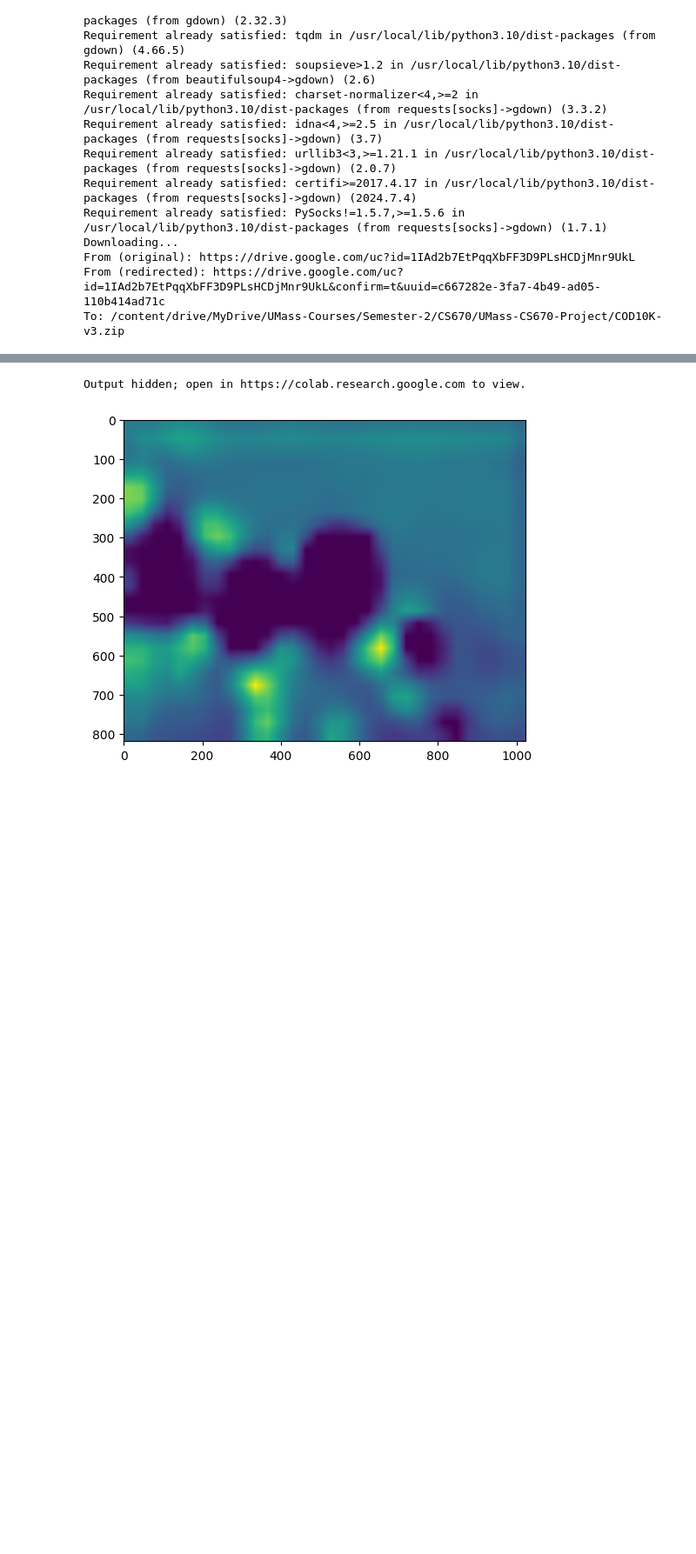
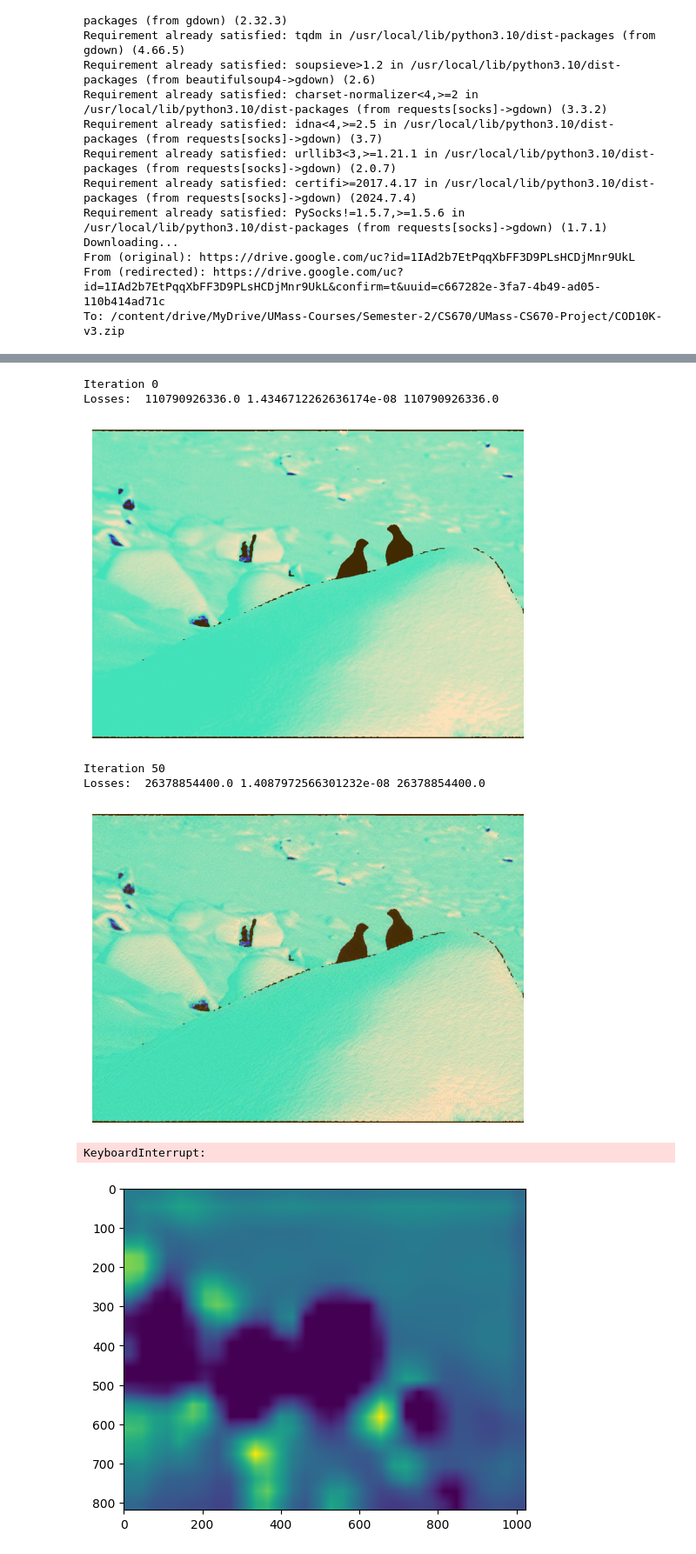
Before and after one commit to VinitraMk/UMass-CS670-Project, a Jupyter notebook: Index.ipynb, the cells around one changed output, grey strips where cells are left out. Shown at 87% size. Saved outputs shown, nothing was run; the diff lists cells and outputs as text; code cells hidden in the pictures; blank space fills up the shorter version.

```diff
--- a/Index.ipynb
+++ b/Index.ipynb
@@ -207,7 +205,7 @@ def __get_features(img, model_features):
 
     return features
 
-def __get_mask(np_img):
+def __get_mask(np_img, fn):
 
     cfg = get_config()
     sam = sam_model_registry[MODEL_TYPE](checkpoint=CHECKPOINT_PATH).to(device=cfg['device'])
@@ -236,6 +234,7 @@ def __get_mask(np_img):
 
     #plt.imshow(masks[0], cmap='binary')
     #plt.show()
+    plt.imsave(f'./source-data/segmentation/{fn}.png', masks[0], cmap='binary')
 
     return masks[0]
 
@@ -263,8 +262,8 @@ def deep_style_transfer(content_img, style_img, style_layers, content_layer, con
 
     np_style_img = style_img.transpose(0, 2).transpose(0, 1).numpy()
     np_content_img = content_img.transpose(0, 2).transpose(0, 1).numpy()
-    style_mask = __get_mask(np_style_img)
-    content_mask = __get_mask(np_content_img)
+    style_mask = __get_mask(np_style_img, 'tar')
+    content_mask = __get_mask(np_content_img, 'in')
     content_mask_bg = (content_mask == 1).astype(float)
     style_mask_bg = (style_mask == 1).astype(float)
     content_img_bg = np_content_img * np.expand_dims(content_mask_bg, 2)
@@ -291,7 +290,7 @@ def deep_style_transfer(content_img, style_img, style_layers, content_layer, con
         device = 'cpu'
 
     model, _ = get_model(args.model_name, True)
-    model_features = model.features
+    model_features = model.features.eval()
     model_features.type(dtype)
 
     for param in model_features.parameters():
@@ -348,7 +347,6 @@ def deep_style_transfer(content_img, style_img, style_layers, content_layer, con
         slosses.append(sloss.cpu().detach().numpy())
         #print('loss grad', loss.requires_grad)
         loss.backward()
-        optimizer.step()
 
         img_vec = new_img.reshape(-1, 3).transpose(0, 1)
         #print('img vec', img_vec.size(), Mc.size(), img_vec.get_device(), Mc.get_device())
@@ -359,7 +357,7 @@ def deep_style_transfer(content_img, style_img, style_layers, content_layer, con
             grad = torch.sparse.mm(Mc, im_row.T)
             #print('grad size', grad.size())
             preg_grad += grad
-            dotprod = torch.einsum('ij,jk->i', img_vec, grad)
+            dotprod = torch.einsum('ij,jk->i', im_row, grad)
             dotsum += dotprod[0]
         ploss = lamda * dotsum
         preg_grad = 2 * preg_grad
@@ -367,6 +365,8 @@ def deep_style_transfer(content_img, style_img, style_layers, content_layer, con
         #print('preg', preg_grad.size(), ploss.size(), new_img.grad.size())
         loss += ploss
         new_img.grad += preg_grad
+
+        optimizer.step()
 
         if t % args.iter_interval == 0:
             print('\n\nIteration {}'.format(t))
@@ -418,7 +418,7 @@ def style_transfer(content_img, style_img, style_layers, content_layer, content_
         device = 'cpu'
 
     model, _ = get_model(args.model_name, True)
-    model_features = model.features
+    model_features = model.features.eval()
     model_features.type(dtype)
 
     for param in model_features.parameters():
@@ -600,39 +600,45 @@ for texture in selected_textures:
     parser.add_argument('--max_iter', type=int, default=param_dict[texture]['epochs'])
     args = parser.parse_args(args=[])
 
     style_img = read_image(f'./source-data/Textures/{texture}.jpg')
     #img = read_image('./source-data/Mini-Set/bgm-bird-1.jpg')
     #print(img.size())
     #layer_visualizer(img, args)
 
     run_style_transfer_pipeline(args, texture, param_dict[texture]['style_weights'], last_run)
 '''
 
 parser = argparse.ArgumentParser()
 parser.add_argument('--batch_size', type = int, default = 1)
 parser.add_argument('--model_name', type=str, default='vgg')
 parser.add_argument('--lr', type=float, default=0.005)
-parser.add_argument('--max_iter', type=int, default=1000)
-parser.add_argument('--iter_interval', type=int, default=100)
+parser.add_argument('--max_iter', type=int, default=100)
+parser.add_argument('--iter_interval', type=int, default=50)
 args = parser.parse_args(args=[])
 
 style_img = read_image(f'./source-data/Textures/red-sand.jpg')
 img = read_image('./source-data/Mini-Set/bgm-bird-2.jpg')
 #img = img[None, :]
 #print(img.size())
 #layer_visualizer(img, args)
 #layer_visualizer(style_img, args)
 style_layers = [1, 6, 11, 20, 29] #[2]
 #style_layers = [0, 2, 5, 14, 23]
 content_layer = 22
 style_weights = [0.2] * 5 #[1.5]*5
-content_weight = 1e-2 #1e-4 #1
+content_weight = 1e4 #1e-4 #1
 #total_variance_weight = 1e-3 #1e-5 4
-lamda = 1e6
-eta = 1e2
+lamda = 1e-4
+eta = 1e6
 deep_style_transfer(img, style_img, style_layers, content_layer, content_weight, style_weights, lamda, eta, args)
 # %% [output]
-Output hidden; open in https://colab.research.google.com to view.
+Iteration 0
+Losses:  110790926336.0 1.4346712262636174e-08 110790926336.0
+[figure, added]
+Iteration 50
+Losses:  26378854400.0 1.4087972566301232e-08 26378854400.0
+[figure, added]
+KeyboardInterrupt:
 # %%
 from models.custom_models import get_model
 from common.utils import load_model, init_config
```
Also changed, not shown: parts of 2 cells of this notebook, 1 other file.
